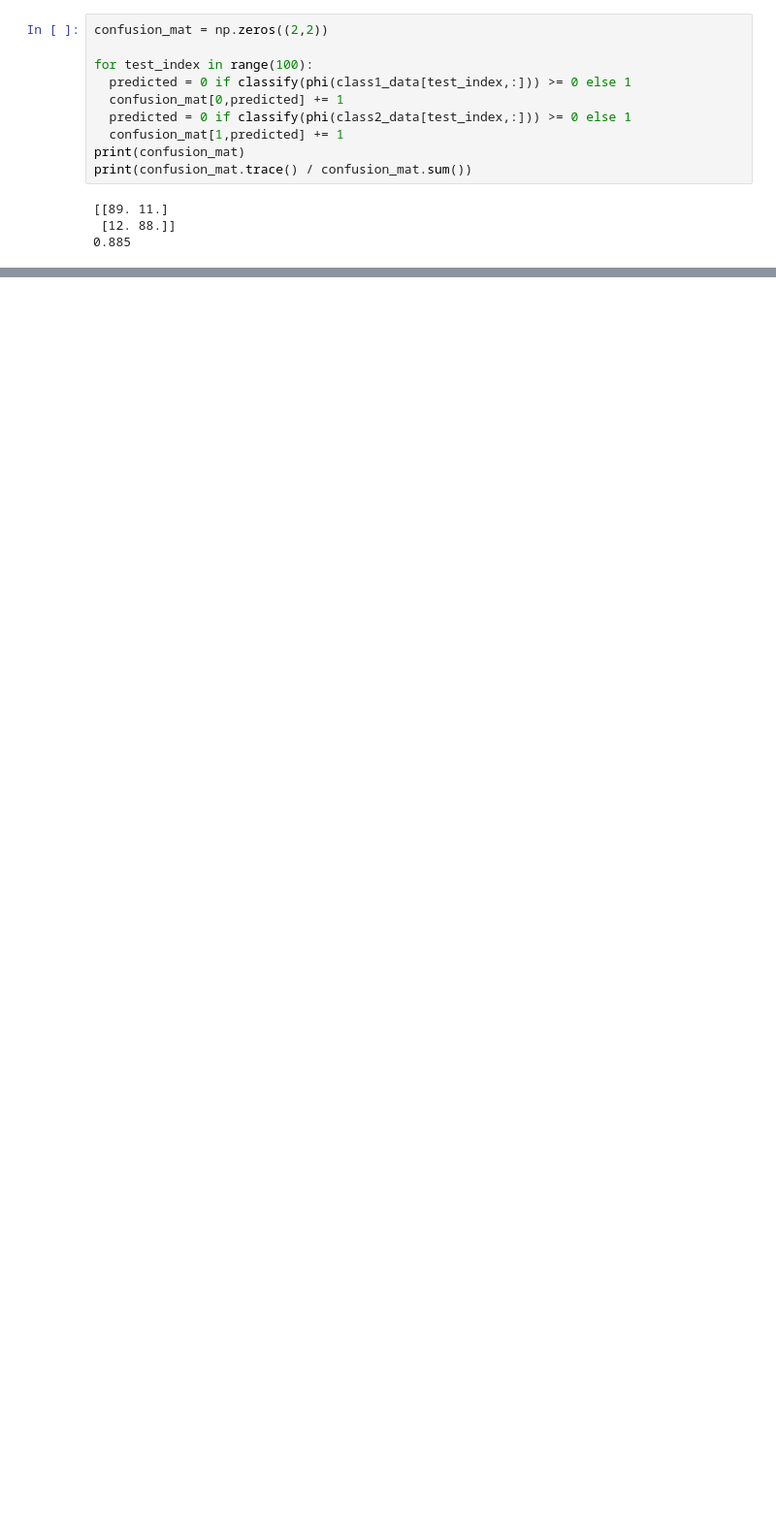
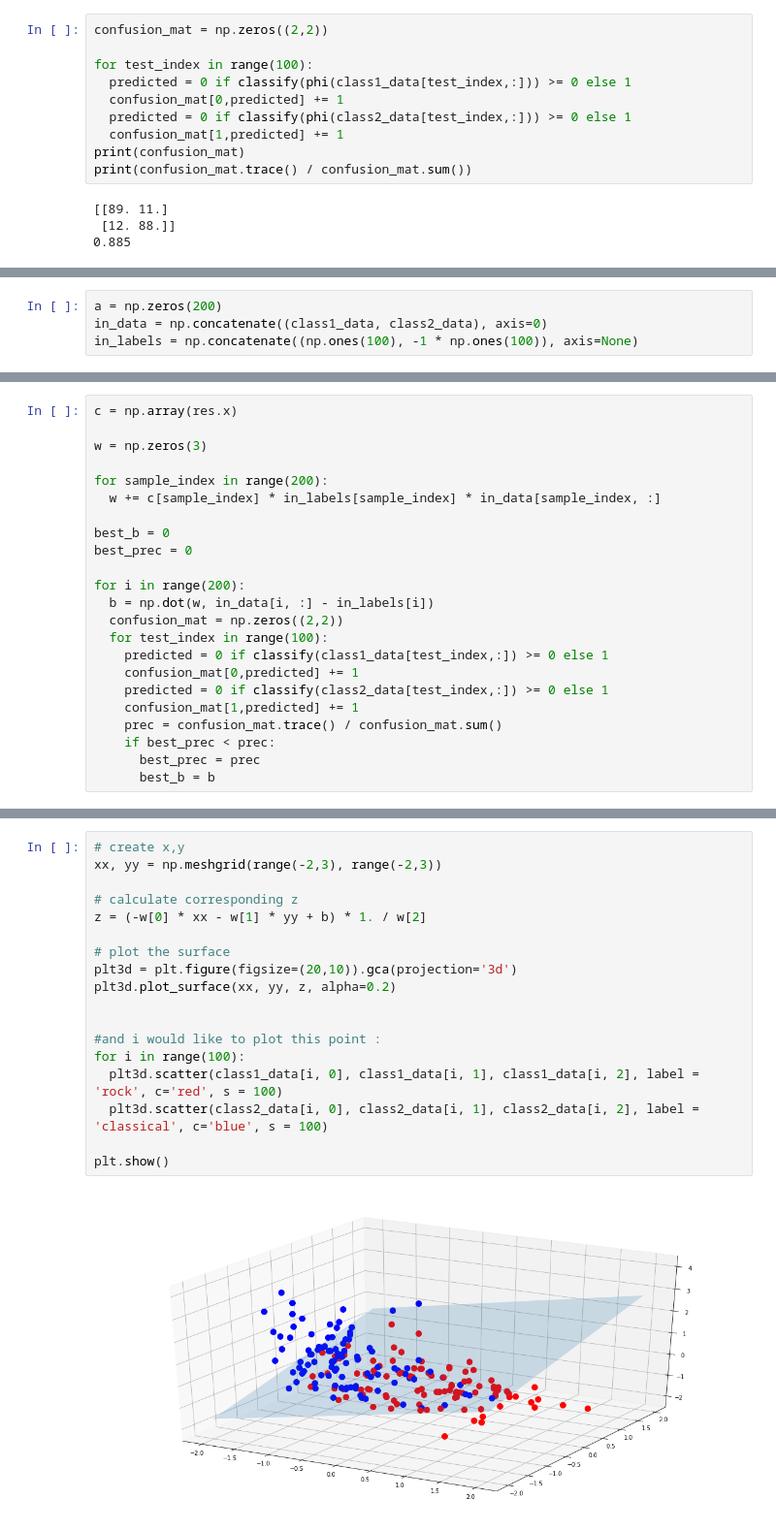
Before and after one commit to Frank01001/Music-Genre-Classification-Project, a Jupyter notebook: jupyter notebooks/NAML_Project_Experiments.ipynb, the cells around one changed output, grey strips where cells are left out. Shown at 97% size. Cells and saved outputs as stored; diff of their text form; blank space fills up the shorter version.

```diff
--- a/jupyter notebooks/NAML_Project_Experiments.ipynb
+++ b/jupyter notebooks/NAML_Project_Experiments.ipynb
@@ -306,0 +263,4 @@ print(lag_history)
+# %%
+a = np.zeros(200)
+in_data = np.concatenate((class1_data, class2_data), axis=0)
+in_labels = np.concatenate((np.ones(100), -1 * np.ones(100)), axis=None)
@@ -306,0 +283,23 @@ print(lag_history)
+# %%
+c = np.array(res.x)
+
+w = np.zeros(3)
+
+for sample_index in range(200):
+  w += c[sample_index] * in_labels[sample_index] * in_data[sample_index, :]
+
+best_b = 0
+best_prec = 0
+
+for i in range(200):
+  b = np.dot(w, in_data[i, :] - in_labels[i])
+  confusion_mat = np.zeros((2,2))
+  for test_index in range(100):
+    predicted = 0 if classify(class1_data[test_index,:]) >= 0 else 1
+    confusion_mat[0,predicted] += 1
+    predicted = 0 if classify(class2_data[test_index,:]) >= 0 else 1
+    confusion_mat[1,predicted] += 1
+    prec = confusion_mat.trace() / confusion_mat.sum()
+    if best_prec < prec:
+      best_prec = prec
+      best_b = b
@@ -306,0 +320,20 @@ print(lag_history)
+# %%
+# create x,y
+xx, yy = np.meshgrid(range(-2,3), range(-2,3))
+
+# calculate corresponding z
+z = (-w[0] * xx - w[1] * yy + b) * 1. / w[2]
+
+# plot the surface
+plt3d = plt.figure(figsize=(20,10)).gca(projection='3d')
+plt3d.plot_surface(xx, yy, z, alpha=0.2)
+
+
+#and i would like to plot this point :
+for i in range(100):
+  plt3d.scatter(class1_data[i, 0], class1_data[i, 1], class1_data[i, 2], label = 'rock', c='red', s = 100)
+  plt3d.scatter(class2_data[i, 0], class2_data[i, 1], class2_data[i, 2], label = 'classical', c='blue', s = 100)
+
+plt.show()
+# %% [output]
+[figure, added]
```
Also changed, not shown: parts of 14 cells of this notebook.
